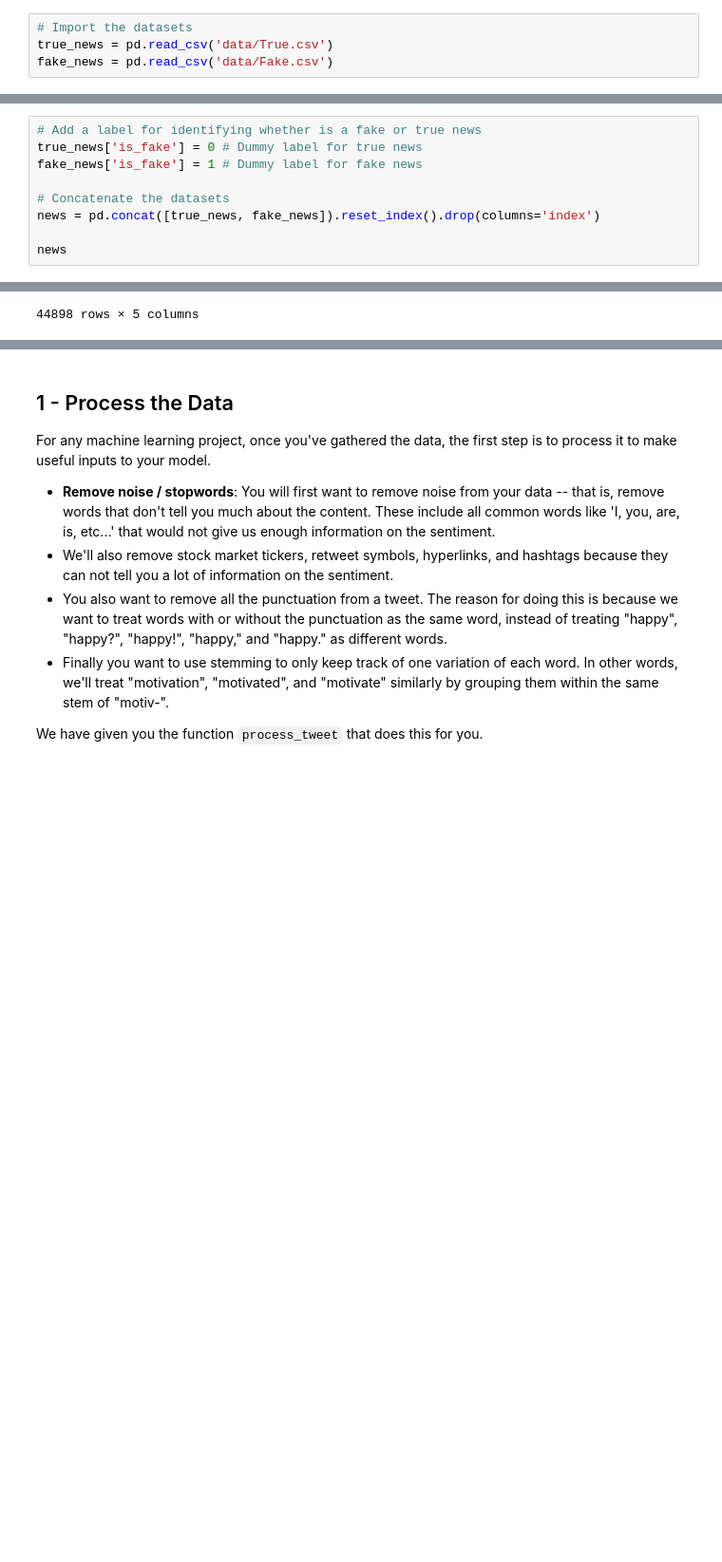
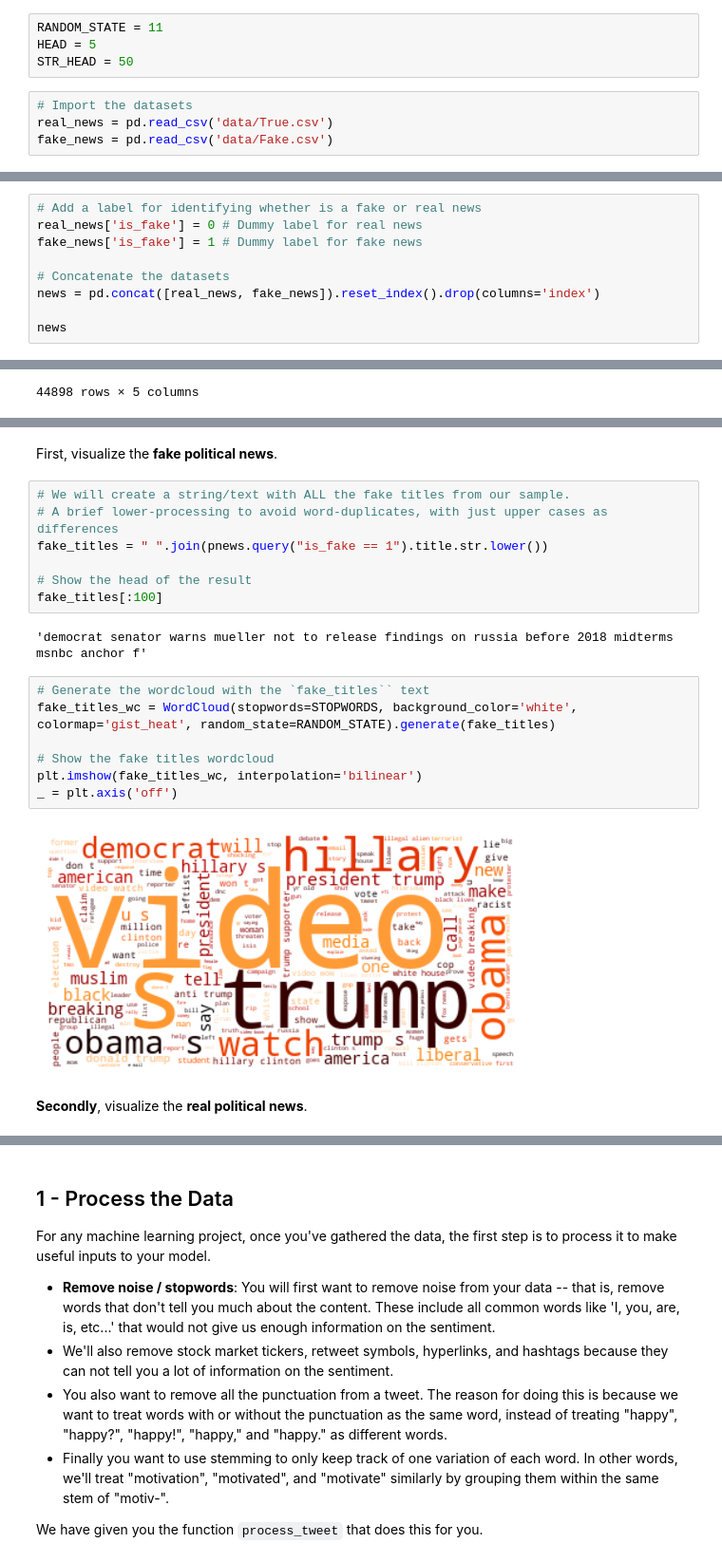
Before and after one commit to system-rowb/Data-Portfolio, a Jupyter notebook: NLP/Fake_news/Fake_news.ipynb, the cells around one changed output, grey strips where cells are left out. Shown at 95% size. Drawn from its saved outputs; the diff is of its cells as text; blank space fills up the shorter version.

Commit message:
Exploratory Analyisis - wordcloud creation & title update

```diff
--- a/NLP/Fake_news/Fake_news.ipynb
+++ b/NLP/Fake_news/Fake_news.ipynb
@@ -18,5 +26,9 @@ from wordcloud import WordCloud     # Text visualization
+# %%
+RANDOM_STATE = 11
+HEAD = 5
+STR_HEAD = 50
 # %%
 # Import the datasets
-true_news = pd.read_csv('data/True.csv')
+real_news = pd.read_csv('data/True.csv')
 fake_news = pd.read_csv('data/Fake.csv')
 # %%
@@ -74,12 +86,12 @@ None
 # %% [markdown]
 As we can see, there is a difference of `subject` between the two datasets. This may affect the results...
 # %%
-# Add a label for identifying whether is a fake or true news
-true_news['is_fake'] = 0 # Dummy label for true news
+# Add a label for identifying whether is a fake or real news
+real_news['is_fake'] = 0 # Dummy label for real news
 fake_news['is_fake'] = 1 # Dummy label for fake news
 
 # Concatenate the datasets
-news = pd.concat([true_news, fake_news]).reset_index().drop(columns='index')
+news = pd.concat([real_news, fake_news]).reset_index().drop(columns='index')
 
 news
 # %% [output]
@@ -136,0 +153,22 @@ Name: is_fake, dtype: int64
+# %% [markdown]
+First, visualize the **fake political news**.
+# %%
+# We will create a string/text with ALL the fake titles from our sample.
+# A brief lower-processing to avoid word-duplicates, with just upper cases as differences
+fake_titles = " ".join(pnews.query("is_fake == 1").title.str.lower())
+
+# Show the head of the result
+fake_titles[:100]
+# %% [output]
+'democrat senator warns mueller not to release findings on russia before 2018 midterms msnbc anchor f'
+# %%
+# Generate the wordcloud with the `fake_titles`` text
+fake_titles_wc = WordCloud(stopwords=STOPWORDS, background_color='white', colormap='gist_heat', random_state=RANDOM_STATE).generate(fake_titles)
+
+# Show the fake titles wordcloud
+plt.imshow(fake_titles_wc, interpolation='bilinear')
+_ = plt.axis('off')
+# %% [output]
+[figure, added]
+# %% [markdown]
+**Secondly**, visualize the **real political news**.
```
Also changed, not shown: parts of 26 cells of this notebook.
